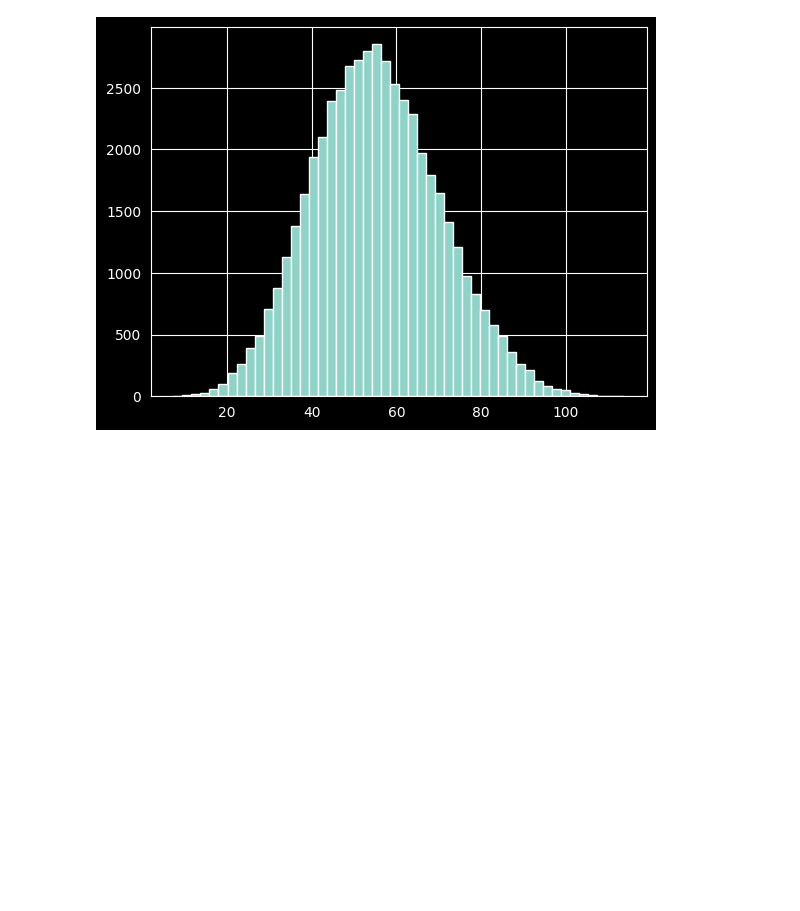
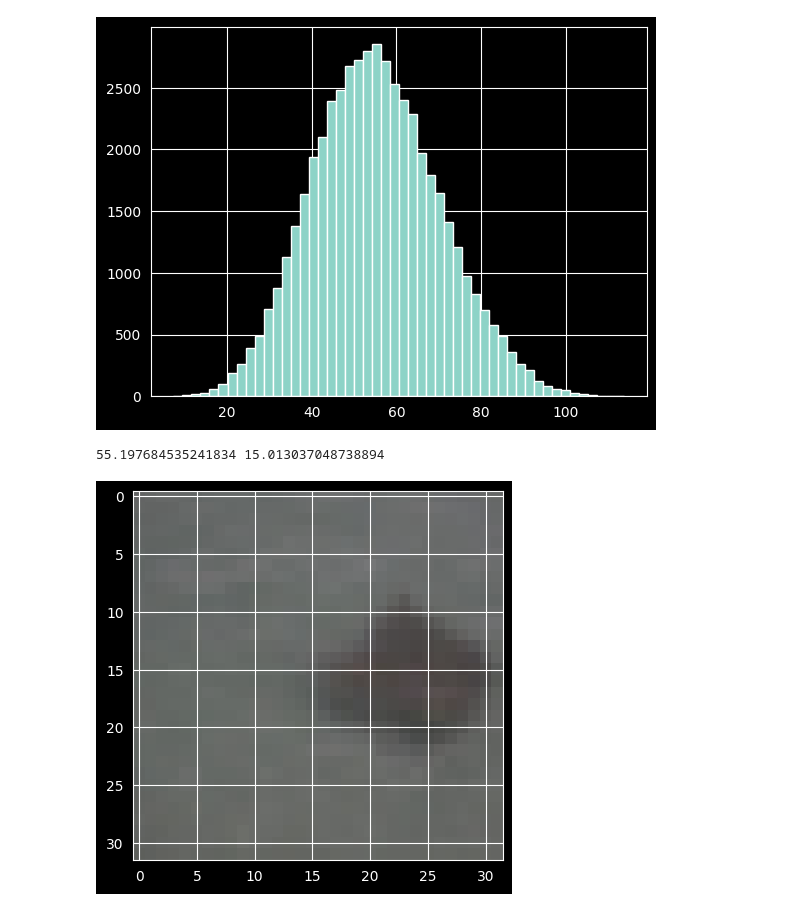
Before and after one commit to indian-coder-aarush/VAE-CIFAR100, a Jupyter notebook: notebooks/Image_analysis.ipynb, the cells around one changed output. Cells and saved outputs as stored; diff of their text form; code cells hidden in the pictures; blank space fills up the shorter version.

```diff
--- a/notebooks/Image_analysis.ipynb
+++ b/notebooks/Image_analysis.ipynb
@@ -53,3 +53,15 @@ plt.hist(train_image_std, bins=50)
 plt.show()
 # %% [output]
 [figure]
+# %%
+images_std_mean = np.mean(train_image_std)
+images_std_std = np.std(train_image_std)
+print(images_std_mean, images_std_std)
+# %% [output]
+55.197684535241834 15.013037048738894
+# %%
+low_contrast_images = train[train_image_std < images_std_mean - 3*images_std_std]
+plt.imshow(np.transpose(low_contrast_images[0], (1, 2, 0)))
+plt.show()
+# %% [output]
+[figure, added]
```
Also changed, not shown: parts of 11 cells of this notebook, 1 other file.
